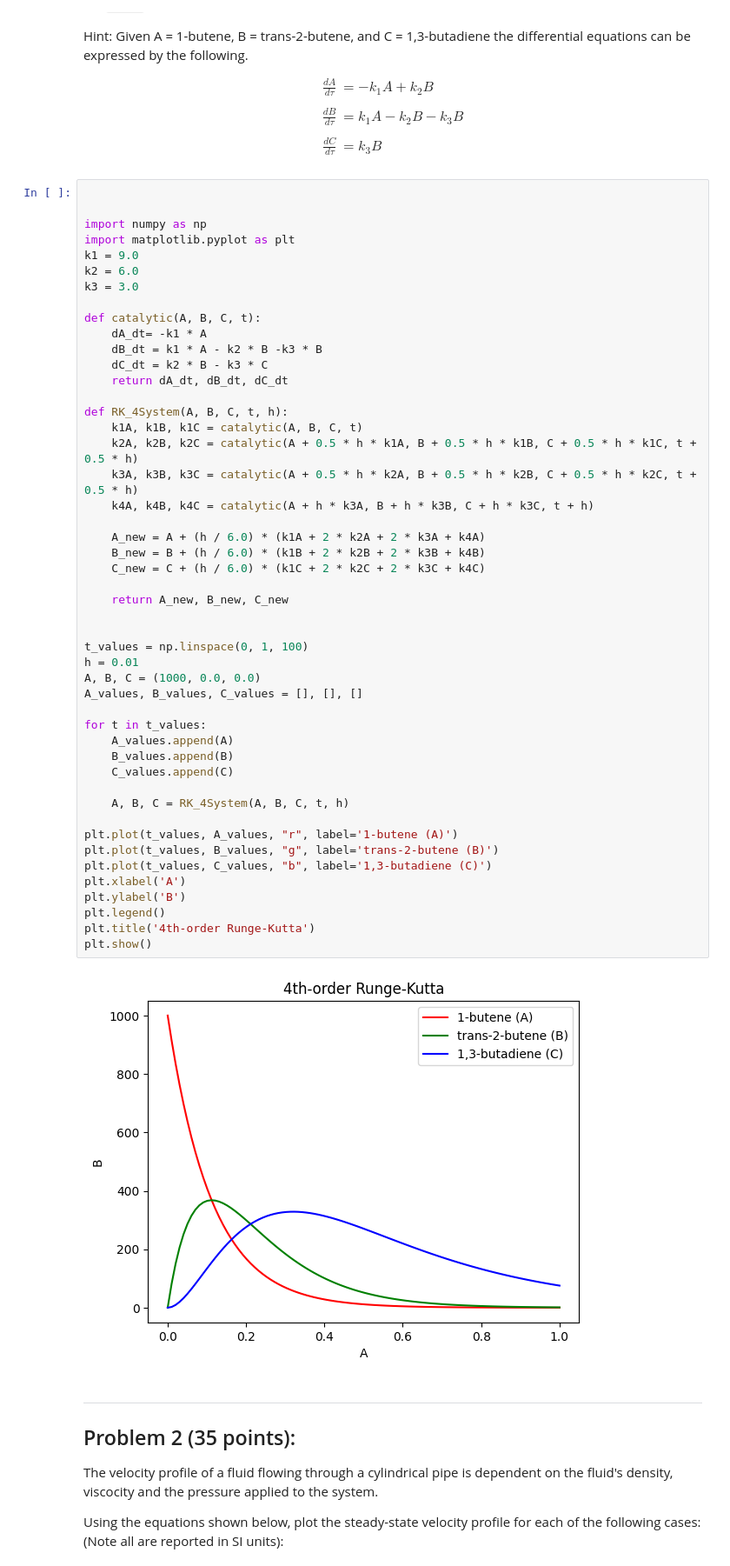
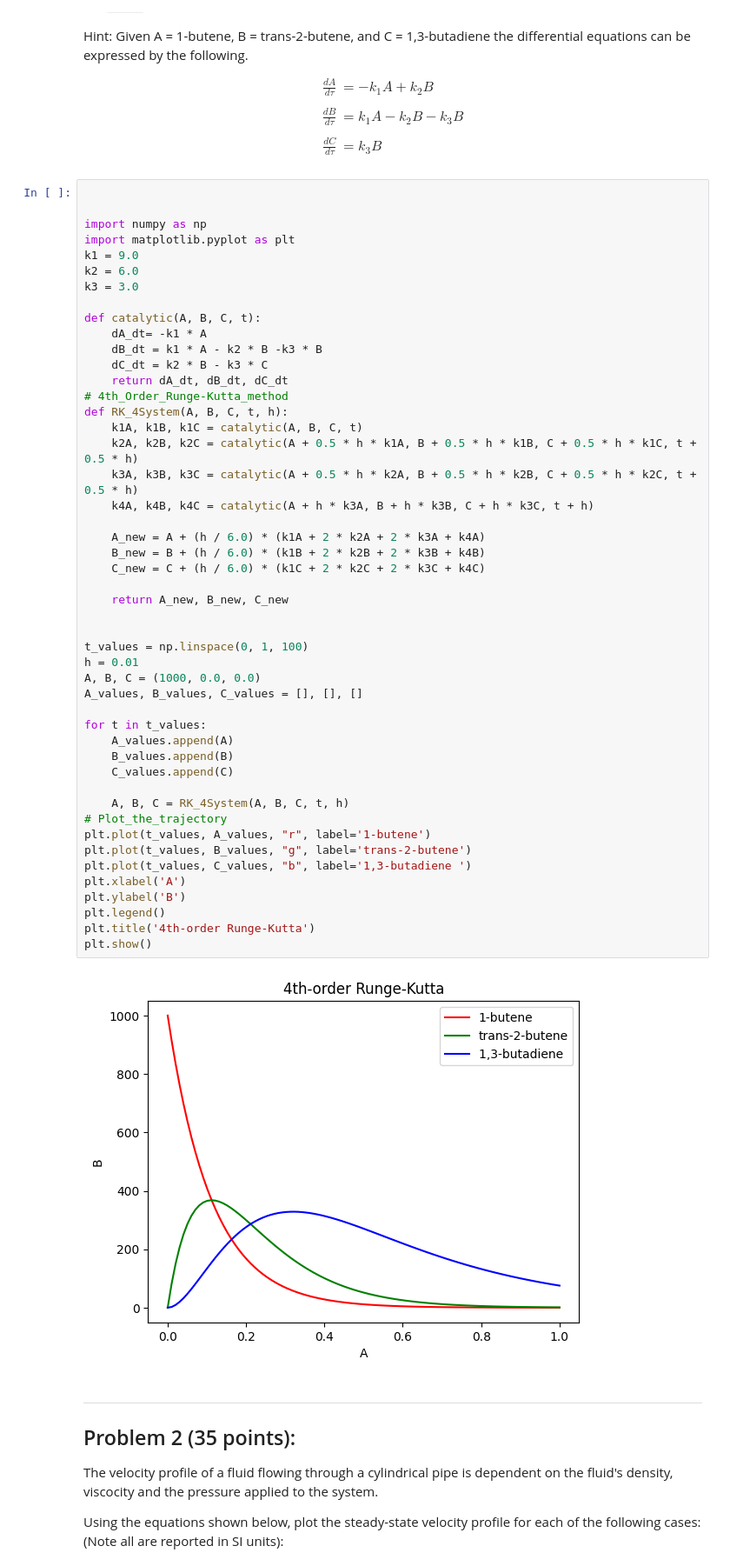
Before and after one commit to perpendicooler/Computational_Fluid_Dynamics, a Jupyter notebook: fiverr_client.ipynb, the cells around one changed output. Shown at 87% size. Saved outputs shown, nothing was run; the diff lists cells and outputs as text.

```diff
--- a/fiverr_client.ipynb
+++ b/fiverr_client.ipynb
@@ -57,42 +57,42 @@ def catalytic(A, B, C, t):
     dB_dt = k1 * A - k2 * B -k3 * B
     dC_dt = k2 * B - k3 * C
     return dA_dt, dB_dt, dC_dt
-
+# 4th_Order_Runge-Kutta_method
 def RK_4System(A, B, C, t, h):
     k1A, k1B, k1C = catalytic(A, B, C, t)
     k2A, k2B, k2C = catalytic(A + 0.5 * h * k1A, B + 0.5 * h * k1B, C + 0.5 * h * k1C, t + 0.5 * h)
     k3A, k3B, k3C = catalytic(A + 0.5 * h * k2A, B + 0.5 * h * k2B, C + 0.5 * h * k2C, t + 0.5 * h)
     k4A, k4B, k4C = catalytic(A + h * k3A, B + h * k3B, C + h * k3C, t + h)
 
     A_new = A + (h / 6.0) * (k1A + 2 * k2A + 2 * k3A + k4A)
     B_new = B + (h / 6.0) * (k1B + 2 * k2B + 2 * k3B + k4B)
     C_new = C + (h / 6.0) * (k1C + 2 * k2C + 2 * k3C + k4C)
 
     return A_new, B_new, C_new
 
 
 t_values = np.linspace(0, 1, 100)
 h = 0.01
 A, B, C = (1000, 0.0, 0.0)
 A_values, B_values, C_values = [], [], []
 
 for t in t_values:
     A_values.append(A)
     B_values.append(B)
     C_values.append(C)
 
     A, B, C = RK_4System(A, B, C, t, h)
-
-plt.plot(t_values, A_values, "r", label='1-butene (A)')
-plt.plot(t_values, B_values, "g", label='trans-2-butene (B)')
-plt.plot(t_values, C_values, "b", label='1,3-butadiene (C)')
+# Plot_the_trajectory
+plt.plot(t_values, A_values, "r", label='1-butene')
+plt.plot(t_values, B_values, "g", label='trans-2-butene')
+plt.plot(t_values, C_values, "b", label='1,3-butadiene ')
 plt.xlabel('A')
 plt.ylabel('B')
 plt.legend()
 plt.title('4th-order Runge-Kutta')
 plt.show()
 # %% [output]
-[figure, old version]
+[figure, new version]
 # %% [markdown]
 ***
 ## Problem 2 (35 points):
```
Also changed, not shown: parts of 5 cells of this notebook.
